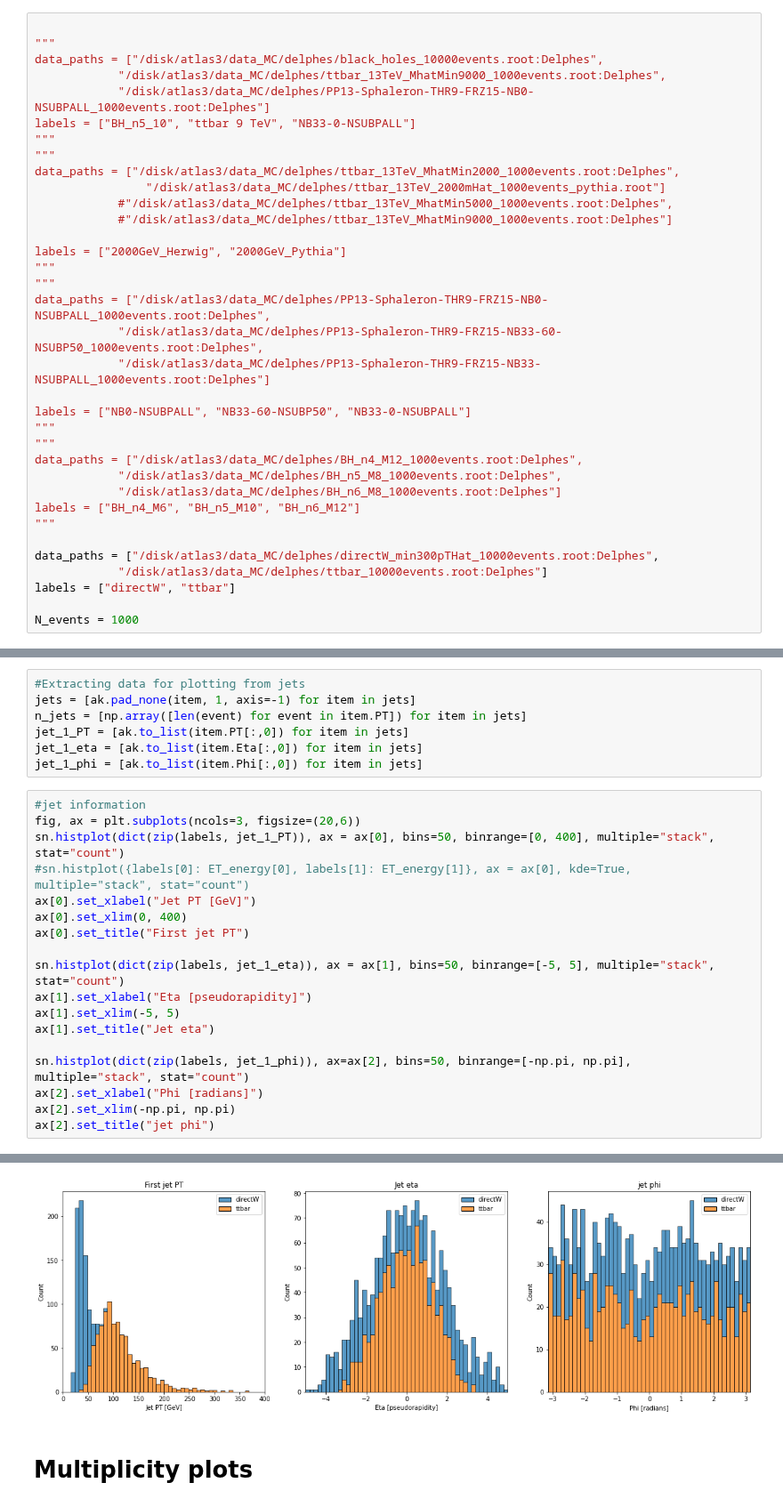
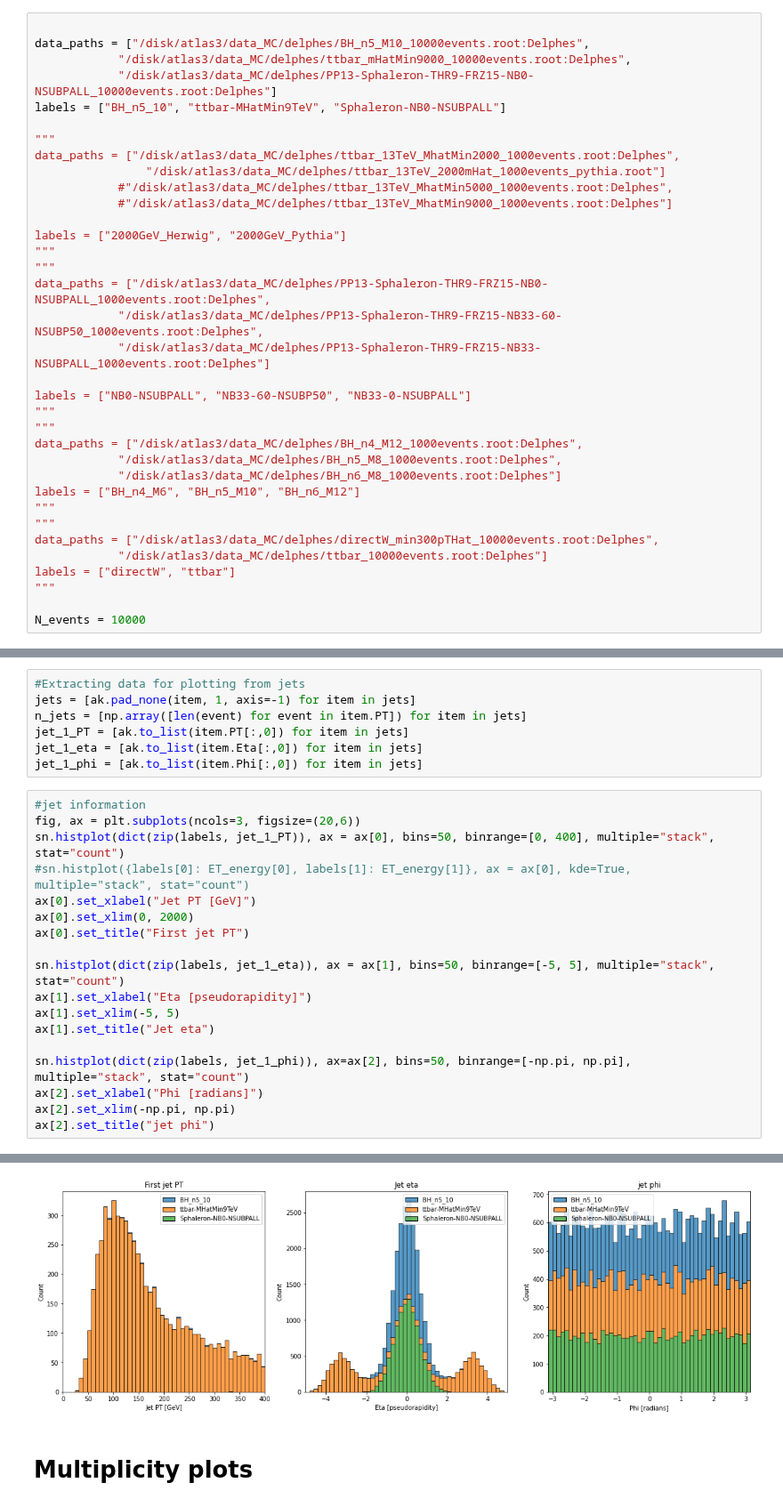
Before and after one commit to choisant/imcalML, a Jupyter notebook: notebooks/analyze_delphes_file.ipynb, the cells around one changed output, grey strips where cells are left out. Shown at 89% size. Cells and saved outputs as stored; diff of their text form.

```diff
--- a/notebooks/analyze_delphes_file.ipynb
+++ b/notebooks/analyze_delphes_file.ipynb
@@ -8,12 +8,11 @@ import seaborn as sn
 from fast_histogram import histogram2d
 # %%
 
-"""
-data_paths = ["/disk/atlas3/data_MC/delphes/black_holes_10000events.root:Delphes",
-            "/disk/atlas3/data_MC/delphes/ttbar_13TeV_MhatMin9000_1000events.root:Delphes",
-            "/disk/atlas3/data_MC/delphes/PP13-Sphaleron-THR9-FRZ15-NB0-NSUBPALL_1000events.root:Delphes"]
-labels = ["BH_n5_10", "ttbar 9 TeV", "NB33-0-NSUBPALL"]
-"""
+data_paths = ["/disk/atlas3/data_MC/delphes/BH_n5_M10_10000events.root:Delphes",
+            "/disk/atlas3/data_MC/delphes/ttbar_mHatMin9000_10000events.root:Delphes",
+            "/disk/atlas3/data_MC/delphes/PP13-Sphaleron-THR9-FRZ15-NB0-NSUBPALL_10000events.root:Delphes"]
+labels = ["BH_n5_10", "ttbar-MHatMin9TeV", "Sphaleron-NB0-NSUBPALL"]
+
 """
 data_paths = ["/disk/atlas3/data_MC/delphes/ttbar_13TeV_MhatMin2000_1000events.root:Delphes",
                 "/disk/atlas3/data_MC/delphes/ttbar_13TeV_2000mHat_1000events_pythia.root"]
@@ -35,12 +34,13 @@ data_paths = ["/disk/atlas3/data_MC/delphes/BH_n4_M12_1000events.root:Delphes",
             "/disk/atlas3/data_MC/delphes/BH_n6_M8_1000events.root:Delphes"]
 labels = ["BH_n4_M6", "BH_n5_M10", "BH_n6_M12"]
 """
-
+"""
 data_paths = ["/disk/atlas3/data_MC/delphes/directW_min300pTHat_10000events.root:Delphes",
             "/disk/atlas3/data_MC/delphes/ttbar_10000events.root:Delphes"]
 labels = ["directW", "ttbar"]
+"""
 
-N_events = 1000
+N_events = 10000
 # %% [markdown]
 These are some examples of how to look at root files using uproot and awkward arrays. More info in this tutorial:
 https://hub.gke2.mybinder.org/user/jpivarski-2020--ep2020-tutorial-7h7oraqf/lab/tree/tutorial.ipynb
@@ -137,24 +137,24 @@ jet_1_phi = [ak.to_list(item.Phi[:,0]) for item in jets]
 # %%
 #jet information
 fig, ax = plt.subplots(ncols=3, figsize=(20,6))
 sn.histplot(dict(zip(labels, jet_1_PT)), ax = ax[0], bins=50, binrange=[0, 400], multiple="stack", stat="count")
 #sn.histplot({labels[0]: ET_energy[0], labels[1]: ET_energy[1]}, ax = ax[0], kde=True, multiple="stack", stat="count")
 ax[0].set_xlabel("Jet PT [GeV]")
-ax[0].set_xlim(0, 400)
+ax[0].set_xlim(0, 2000)
 ax[0].set_title("First jet PT")
 
 sn.histplot(dict(zip(labels, jet_1_eta)), ax = ax[1], bins=50, binrange=[-5, 5], multiple="stack", stat="count")
 ax[1].set_xlabel("Eta [pseudorapidity]")
 ax[1].set_xlim(-5, 5)
 ax[1].set_title("Jet eta")
 
 sn.histplot(dict(zip(labels, jet_1_phi)), ax=ax[2], bins=50, binrange=[-np.pi, np.pi], multiple="stack", stat="count")
 ax[2].set_xlabel("Phi [radians]")
 ax[2].set_xlim(-np.pi, np.pi)
 ax[2].set_title("jet phi")
 # %% [output]
 Text(0.5, 1.0, 'jet phi')
-[figure, old version]
+[figure, new version]
 # %% [markdown]
 # Multiplicity plots
 # %%
```
Also changed, not shown: parts of 11 cells of this notebook, 2 other files.
